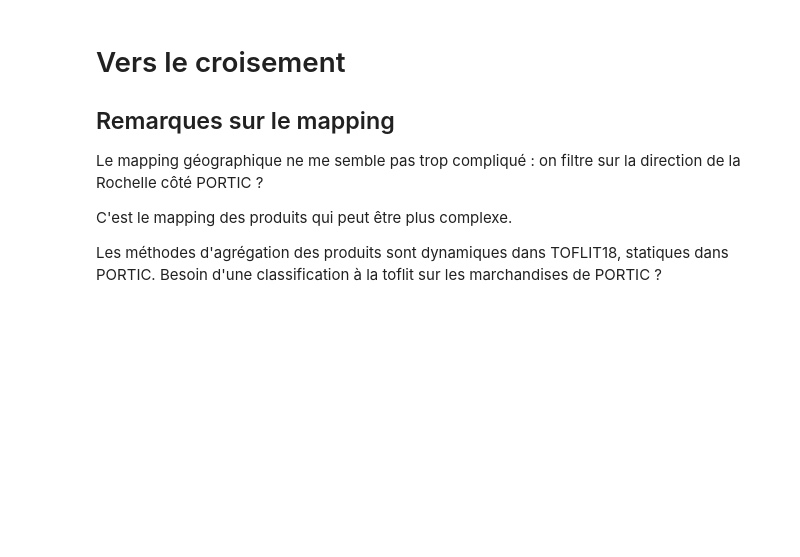
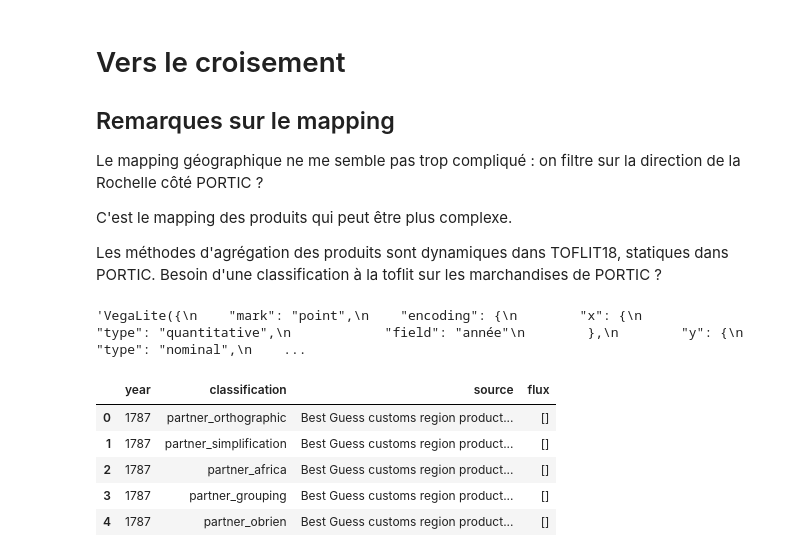
Before and after one commit to medialab/portic-explorations, a Jupyter notebook: explo-poitou.ipynb, the cells around one changed output. Saved outputs shown, nothing was run; the diff lists cells and outputs as text; code cells hidden in the pictures; blank space fills up the shorter version.

```diff
--- a/explo-poitou.ipynb
+++ b/explo-poitou.ipynb
@@ -105,7 +131,8 @@ def query_larochellepartners(start="1787", end="1789", source="National toutes d
     })
 
     def filter_to_larochelle (f):
-        if (f['direction'] == 'La Rochelle'):
+        print(f)
+        if ('direction' in f and f['direction'] == 'La Rochelle'):
             return True
         else:
             return False
@@ -189,0 +241,63 @@ Les méthodes d'agrégation des produits sont dynamiques dans TOFLIT18, statique
+# %%
+"""VegaLite({
+    "mark": "point",
+    "encoding": {
+        "x": {
+            "type": "quantitative",
+            "field": "année"
+        },
+        "y": {
+            "type": "nominal",
+            "field": "source"
+        }
+    }
+}, results_filtered)
+
+test = [
+    {
+        "age": 1,
+        "lieu": 5
+    },
+    {
+        "age": 2,
+        "lieu": 3
+    },
+    {
+        "age": 5,
+        "lieu": 5
+    },
+    {
+        "age": 1,
+        "lieu": 1
+    },
+    {
+        "age": 5,
+        "lieu": 2
+    }
+]
+VegaLite({
+    "mark": "point",
+    "encoding": {
+        "x": {
+            "type": "quantitative",
+            "field": "age"
+        },
+        "y": {
+            "type": "quantitative",
+            "field": "lieu"
+        }
+    }
+}, pd.DataFrame(test))
+"""
+# %% [output]
+'VegaLite({\n    "mark": "point",\n    "encoding": {\n        "x": {\n            "type": "quantitative",\n            "field": "année"\n        },\n        "y": {\n            "type": "nominal",\n    ...
+# %%
+df = pd.DataFrame(results)
+df.head()
+# %% [output]
+|  | year | classification | source | flux |
+| 0 | 1787 | partner_orthographic | Best Guess customs region product... | [] |
+| 1 | 1787 | partner_simplification | Best Guess customs region product... | [] |
+| 2 | 1787 | partner_africa | Best Guess customs region product... | [] |
+| 3 | 1787 | partner_grouping | Best Guess customs region product... | [] |
+| 4 | 1787 | partner_obrien | Best Guess customs region product... | [] |
```
Also changed, not shown: parts of 4 cells of this notebook, 3 other files.
